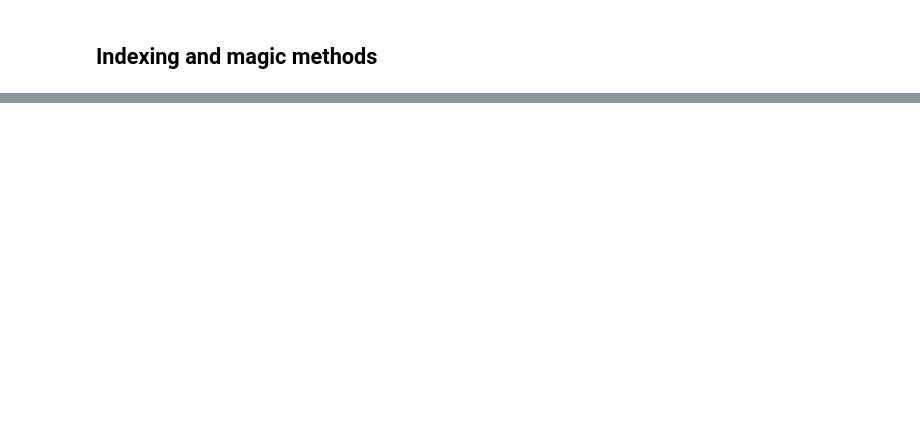
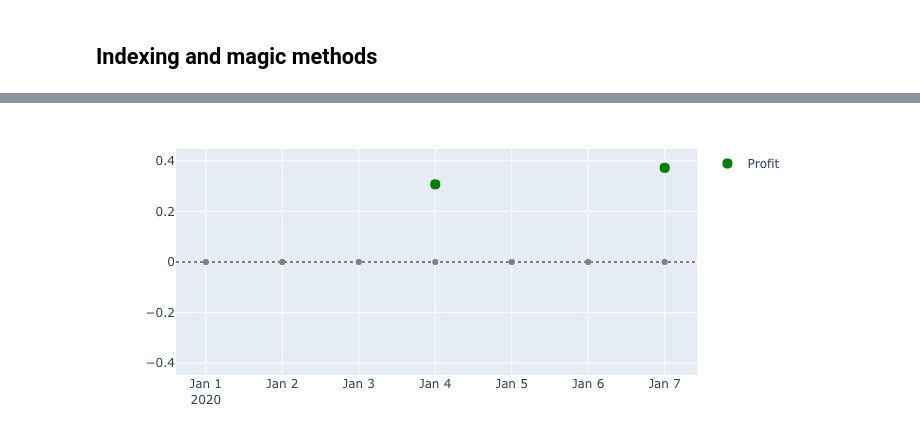
Before and after one commit to polakowo/vectorbt, a Jupyter notebook: portfolio.ipynb, the cells around one changed output, grey strips where cells are left out. Saved outputs shown, nothing was run; the diff lists cells and outputs as text; code cells hidden in the pictures; blank space fills up the shorter version.

```diff
--- a/portfolio.ipynb
+++ b/portfolio.ipynb
@@ -798,0 +1057,4 @@ dtype: float64
+# %%
+portfolio['a'].positions.plot_returns().show_png()
+# %% [output]
+[figure, added]
```
Also changed, not shown: parts of 88 cells of this notebook, 23 other files.
